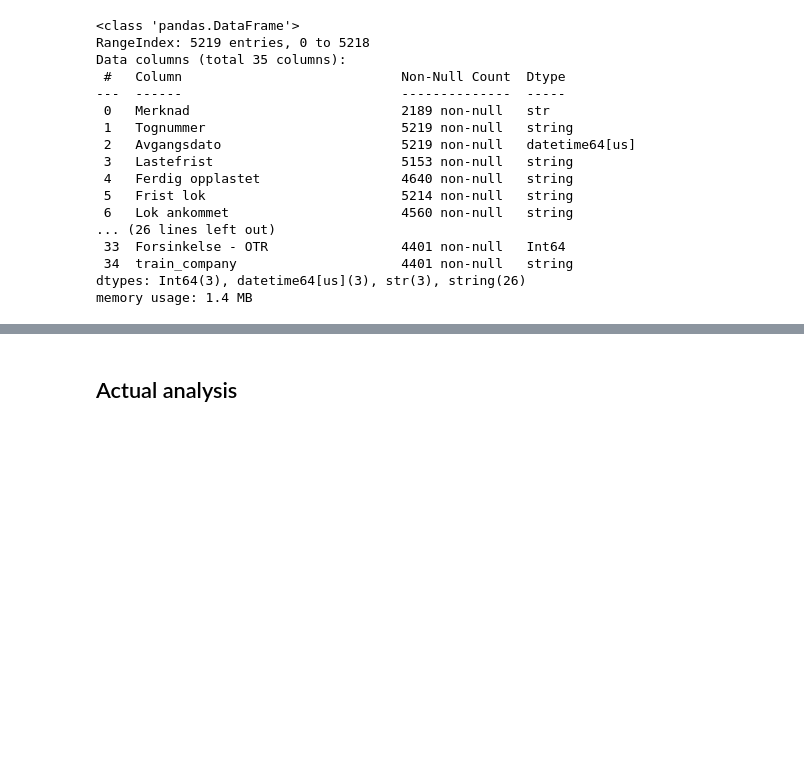
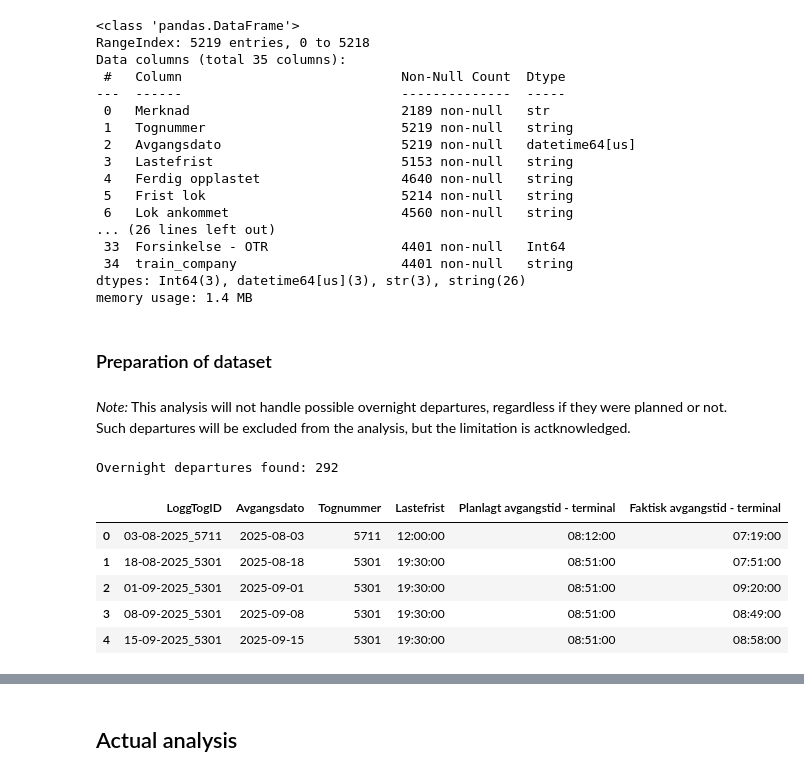
Before and after one commit to KriStrom/masteroppgave26SixSigmaDataanalyse, a Jupyter notebook: 02_analyze_phase/analysis.ipynb, the cells around one changed output, grey strips where cells are left out. Cells and saved outputs as stored; diff of their text form; code cells hidden in the pictures; blank space fills up the shorter version.

```diff
--- a/02_analyze_phase/analysis.ipynb
+++ b/02_analyze_phase/analysis.ipynb
@@ -66,3 +68,7 @@ Data columns (total 35 columns):
  34  train_company                     4401 non-null   string
 dtypes: Int64(3), datetime64[us](3), str(3), string(26)
 memory usage: 1.4 MB
+# %% [markdown]
+### Preparation of dataset
+# %% [markdown]
+*Note:* This analysis will not handle possible overnight departures, regardless if they were planned or not. Such departures will be excluded from the analysis, but the limitation is actknowledged.
@@ -68,0 +84,43 @@ memory usage: 1.4 MB
+# %%
+# --------------------------------------------------
+# Identify overnight departures and keep them in a separate dataframe
+# --------------------------------------------------
+df_overnight_departures = (
+    df.loc[
+        (
+            df["Lastefrist"].notna()
+            & df["Planlagt avgangstid - terminal"].notna()
+            & df["Faktisk avgangstid - terminal"].notna()
+            & (
+                pd.to_timedelta(df["Lastefrist"], errors="coerce")
+                > pd.to_timedelta(df["Planlagt avgangstid - terminal"], errors="coerce")
+            )
+            & (
+                pd.to_timedelta(df["Lastefrist"], errors="coerce")
+                > pd.to_timedelta(df["Faktisk avgangstid - terminal"], errors="coerce")
+            )
+        )
+    ]
+    .copy()
+    .reset_index(drop=True)
+)
+
+print("Overnight departures found:", len(df_overnight_departures))
+df_overnight_departures[
+    [
+        "LoggTogID",
+        "Avgangsdato",
+        "Tognummer",
+        "Lastefrist",
+        "Planlagt avgangstid - terminal",
+        "Faktisk avgangstid - terminal",
+    ]
+].head()
+# %% [output]
+Overnight departures found: 292
+|  | LoggTogID | Avgangsdato | Tognummer | Lastefrist | Planlagt avgangstid - terminal | Faktisk avgangstid - terminal |
+| 0 | 03-08-2025_5711 | 2025-08-03 | 5711 | 12:00:00 | 08:12:00 | 07:19:00 |
+| 1 | 18-08-2025_5301 | 2025-08-18 | 5301 | 19:30:00 | 08:51:00 | 07:51:00 |
+| 2 | 01-09-2025_5301 | 2025-09-01 | 5301 | 19:30:00 | 08:51:00 | 09:20:00 |
+| 3 | 08-09-2025_5301 | 2025-09-08 | 5301 | 19:30:00 | 08:51:00 | 08:49:00 |
+| 4 | 15-09-2025_5301 | 2025-09-15 | 5301 | 19:30:00 | 08:51:00 | 08:58:00 |
```
Also changed, not shown: parts of 11 cells of this notebook.
